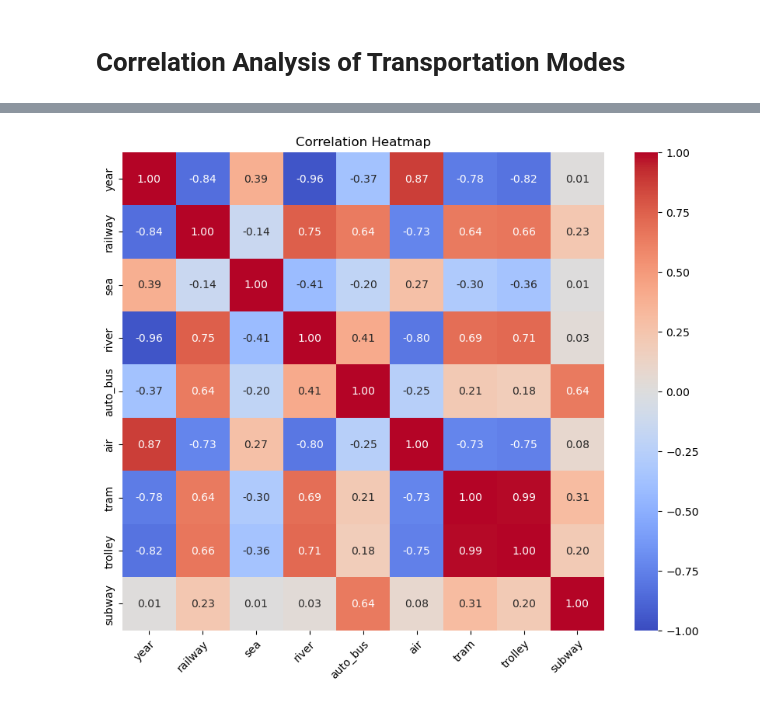
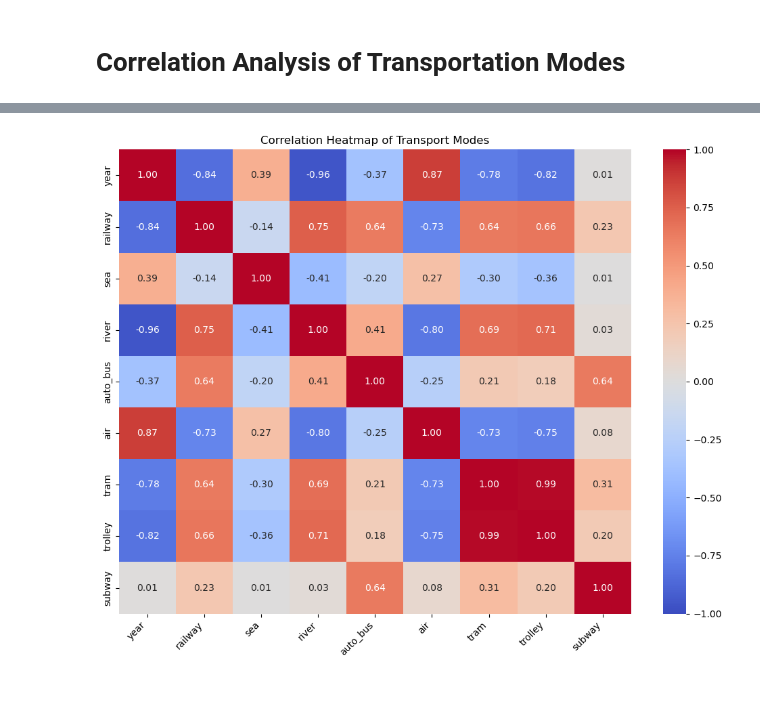
Before and after one commit to NatalliaDanilchanka/Python_projects, a Jupyter notebook: UA passangers 1995-2020/UA Passengers 1995-2020.ipynb, the cells around one changed output, grey strips where cells are left out. Saved outputs shown, nothing was run; the diff lists cells and outputs as text; code cells hidden in the pictures.

```diff
--- a/UA passangers 1995-2020/UA Passengers 1995-2020.ipynb
+++ b/UA passangers 1995-2020/UA Passengers 1995-2020.ipynb
@@ -121,16 +140,16 @@ df.corr()
 | tram | -0.775787 | 0.644500 | -0.299401 | 0.688482 | 0.213914 | -0.730587 | 1.000000 | 0.986080 | 0.305879 |
 | trolley | -0.819275 | 0.658417 | -0.360244 | 0.713988 | 0.182152 | -0.753776 | 0.986080 | 1.000000 | 0.204147 |
 | subway | 0.013991 | 0.233066 | 0.005046 | 0.031593 | 0.642898 | 0.084224 | 0.305879 | 0.204147 | 1.000000 |
-# %%
-# Observe possible correlations
-plt.figure(figsize=(10, 8))
-sns.heatmap(df.corr(), annot = True, cmap='coolwarm', vmin=-1.0, fmt=".2f")
-plt.xticks(rotation=45, ha='right', rotation_mode='anchor')
-plt.title('Correlation Heatmap')
-plt.savefig(os.path.join('Fig', 'correlation matrix.png'))
-plt.show()
-# %% [output]
-[figure, removed]
+# %%
+plt.figure(figsize=(10, 8))
+sns.heatmap(df.corr(), annot=True, cmap='coolwarm', vmin=-1, vmax=1, fmt=".2f")
+plt.xticks(rotation=45, ha='right')
+plt.title('Correlation Heatmap of Transport Modes')
+plt.tight_layout()
+plt.savefig(os.path.join('Fig', 'correlation_matrix.png'))
+plt.show()
+# %% [output]
+[figure, added]
 # %% [markdown]
 ## Overview
 
```
Also changed, not shown: parts of 12 cells of this notebook, 8 other files.
